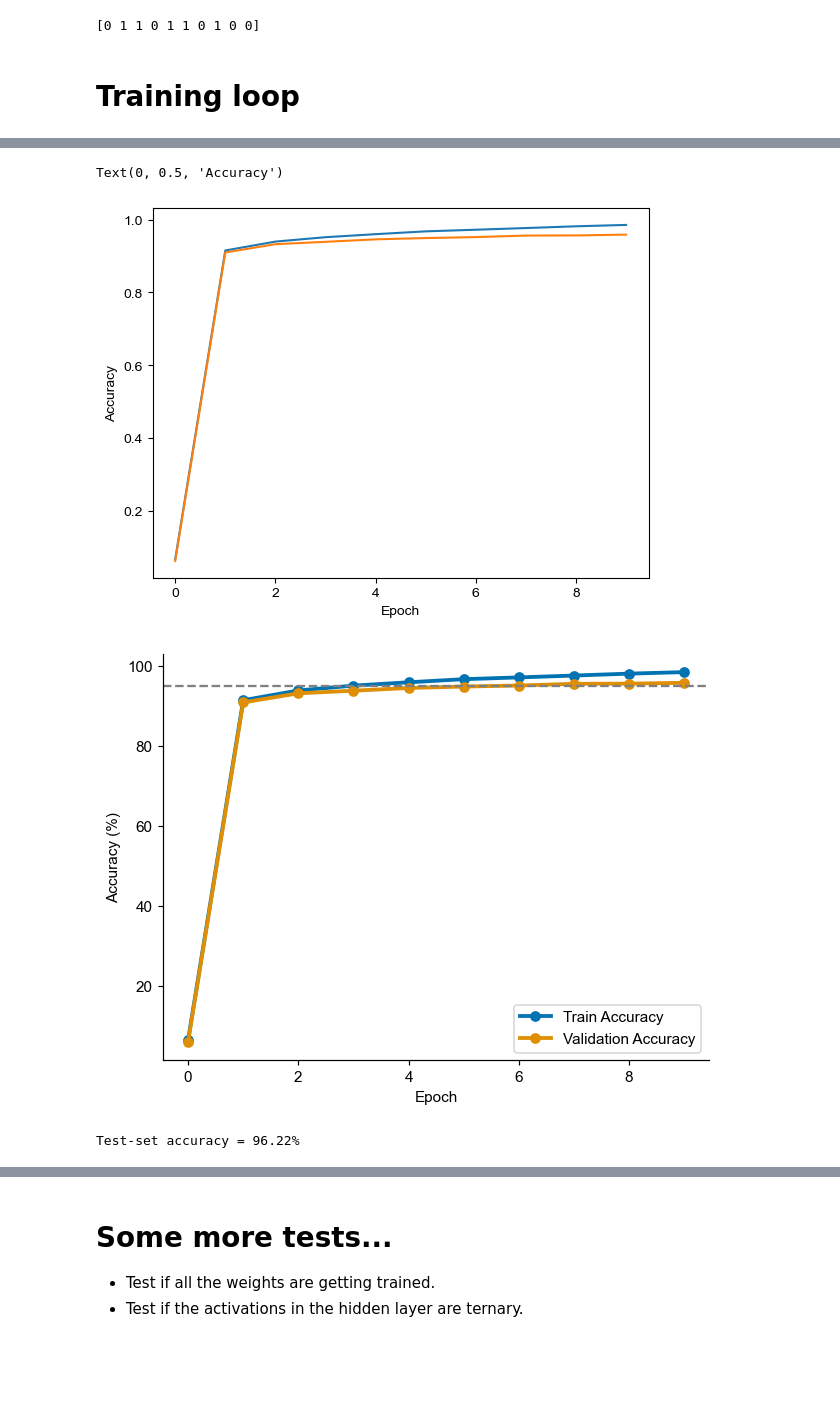
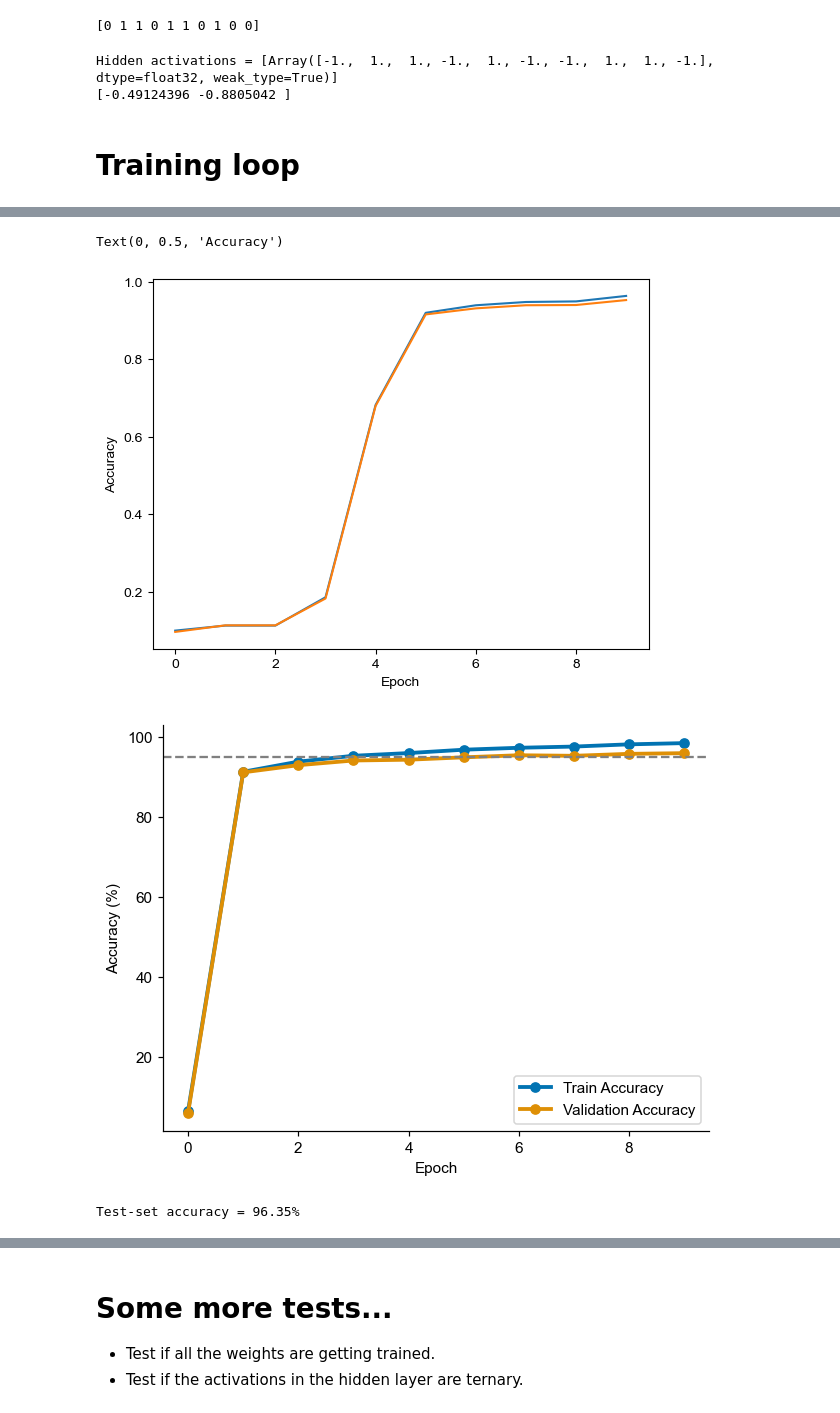
Before and after one commit to Integrated-Systems-Neuroengineering/scrramble, a Jupyter notebook: Notebooks/trident_v1.ipynb, the cells around one changed output, grey strips where cells are left out. Drawn from its saved outputs; the diff is of its cells as text; code cells hidden in the pictures; blank space fills up the shorter version.

Commit message:
Added binary network simulation

```diff
--- a/Notebooks/trident_v1.ipynb
+++ b/Notebooks/trident_v1.ipynb
@@ -347,7 +444,7 @@ def get_train_batches(train_images, train_labels, batch_size):
 # %% [markdown]
 ## Helper functions
 # %%
-## define an accuracy function
+## define an accuracy function for ternary case
 def accuracy(params, images, targets, thresholds, key, noise_sd):
     """
     Calculate the accuracy of the model
@@ -355,6 +452,22 @@ def accuracy(params, images, targets, thresholds, key, noise_sd):
     # target_class = jnp.argmax(targets, axis = 1)
     # batch_forward_ternary(example_params, example_input, example_thresholds, example_noise_sd)
     pred = batch_forward_ternary(params, images, thresholds, noise_sd)
+    pred = jnp.argmax(pred, axis = 1)
+    # predicted_class = jnp.argmax(batch_forward_ternary(params, images, thresholds, key, noise_sd), axis = 1)
+    mean_acc = jnp.mean(pred == targets)
+    # print(pred, mean_acc)
+
+
+    return mean_acc
+
+## define an accuracy function for binary case
+def accuracy_binary(params, images, targets, threshold, key, noise_sd):
+    """
+    Calculate the accuracy of the model
+    """
+    # target_class = jnp.argmax(targets, axis = 1)
+    # batch_forward_ternary(example_params, example_input, example_thresholds, example_noise_sd)
+    pred = batch_forward_binary(params, images, threshold, noise_sd)
     pred = jnp.argmax(pred, axis = 1)
     # predicted_class = jnp.argmax(batch_forward_ternary(params, images, thresholds, key, noise_sd), axis = 1)
     mean_acc = jnp.mean(pred == targets)
@@ -373,6 +486,13 @@ def update_with_sgd(params, image, label, thresholds, noise_sd, opt_state):
   updates, opt_state = optimizer.update(grads, opt_state)
   params = optax.apply_updates(params, updates)
   return params, opt_state, loss
+
+def update_with_sgd_binary(params, image, label, thresholds, noise_sd, opt_state):
+  # compute gradients and update parameters
+  loss, grads = jax.value_and_grad(cross_entropy_loss_binary)(params, image, label, thresholds, noise_sd)
+  updates, opt_state = optimizer.update(grads, opt_state)
+  params = optax.apply_updates(params, updates)
+  return params, opt_state, loss
 # %%
 # testing acuraracy
 example_targets = jax.random.randint(minval=0, maxval=2, shape = example_input.shape[0], key = jax.random.key(0))
@@ -380,13 +500,20 @@ print(example_targets)
 aa = accuracy(example_params, example_input, example_targets, example_thresholds, 100, example_noise_sd)
 # %% [output]
 [0 1 1 0 1 1 0 1 0 0]
+# %%
+# testing binary activations
+ff = forward_binary(example_params, example_input[5], 0, example_noise_sd)
+print(ff)
+# %% [output]
+Hidden activations = [Array([-1.,  1.,  1., -1.,  1., -1., -1.,  1.,  1., -1.],      dtype=float32, weak_type=True)]
+[-0.49124396 -0.8805042 ]
 # %% [markdown]
 # Training loop
 # %%
 num_epochs = 10
 num_pixels = 28*28
 num_labels = 10
-sizes = [num_pixels, 2000, num_labels]
+sizes = [num_pixels, 1028, 1028, num_labels]
 key = jax.random.key(0)
 net_params = init_network_layers(sizes, key)
 thresholds = [-1.0, 1.0]
@@ -436,5 +563,5 @@ Epoch 9, Train Acc: 0.9856799840927124, Valid Acc: 0.9589999914169312
 Text(0, 0.5, 'Accuracy')
-[figure, old version]
+[figure, new version]
 # %%
 ## neater plots
 pal_cb = sns.color_palette('colorblind', 8)
@@ -449,10 +576,10 @@ ax.legend()
 
 sns.despine()
 # %% [output]
-[figure, old version]
+[figure, new version]
 # %%
 ## print the test set accuracy
 test_acc = accuracy(net_params, test_images.reshape(-1, num_pixels), test_labels, thresholds, key, noise_sd*0)
 print(f"Test-set accuracy = {test_acc*100:.2f}%")
 # %% [output]
-Test-set accuracy = 96.22%
+Test-set accuracy = 96.35%
```
Also changed, not shown: parts of 10 cells of this notebook.
